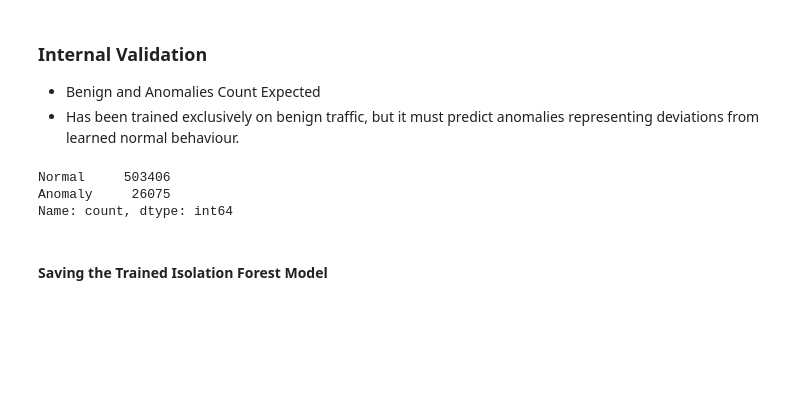
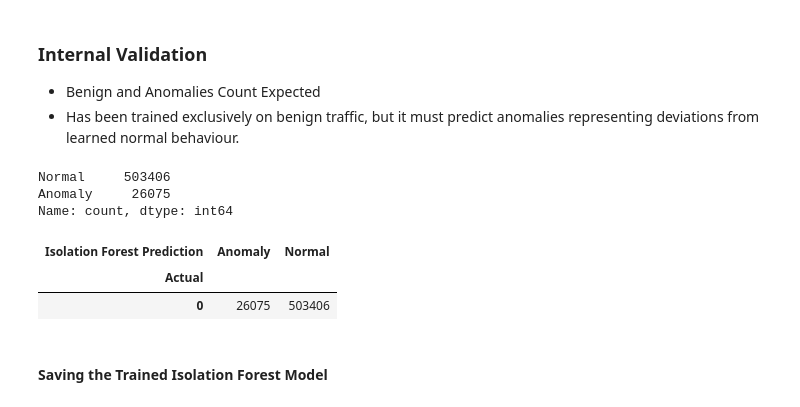
Before and after one commit to Kanchanchaudhary-kc/AI-Network-Detection-System, a Jupyter notebook: notebooks/03_model_training.ipynb, the cells around one changed output. Cells and saved outputs as stored; diff of their text form; code cells hidden in the pictures; blank space fills up the shorter version.

Commit message:
Compared the results with trained dataset as well

```diff
--- a/notebooks/03_model_training.ipynb
+++ b/notebooks/03_model_training.ipynb
@@ -49,6 +49,24 @@ pred_series.value_counts()
 Normal     503406
 Anomaly     26075
 Name: count, dtype: int64
+# %%
+# Comparing with labels
+y_mon_true = pd.read_csv(
+    "../datasets/feature_sets/cicids_monday_labels_encoded.csv"
+)
+
+comparison = pd.crosstab(
+    y_mon_true.squeeze(),
+    pred_series,
+    rownames=["Actual"],
+    colnames=["Isolation Forest Prediction"]
+)
+
+comparison
+# %% [output]
+| Isolation Forest Prediction | Anomaly | Normal |
+| Actual |  |  |
+| 0 | 26075 | 503406 |
 # %% [markdown]
 #### Saving the Trained Isolation Forest Model
 # %%
```
